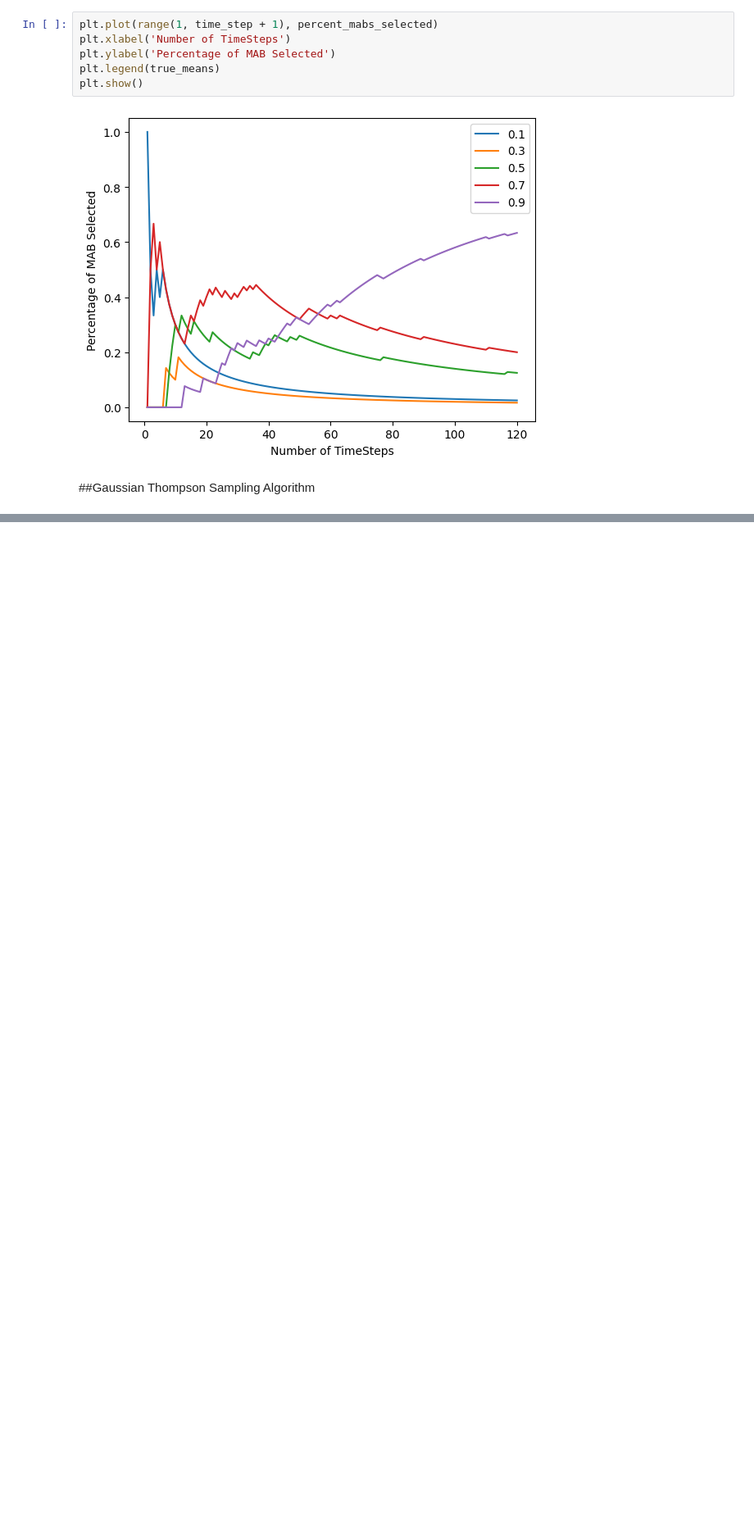
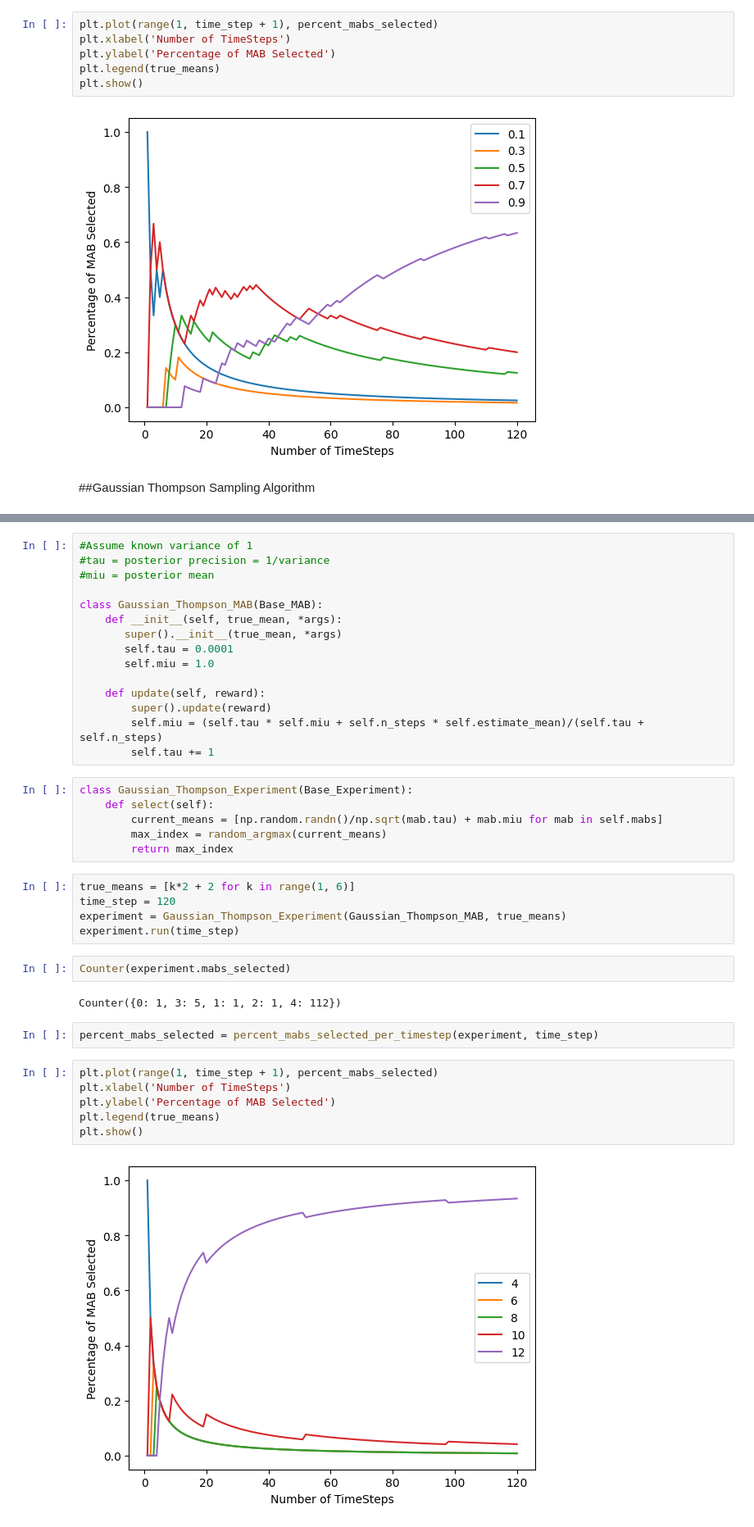
Before and after one commit to JohnYCLam/MachineLearning, a Jupyter notebook: Reinforcement_Learning_Multi_armed_Bandit.ipynb, the cells around one changed output, grey strips where cells are left out. Shown at 82% size. Drawn from its saved outputs; the diff is of its cells as text; blank space fills up the shorter version.

```diff
--- a/Reinforcement_Learning_Multi_armed_Bandit.ipynb
+++ b/Reinforcement_Learning_Multi_armed_Bandit.ipynb
@@ -1356,0 +565,40 @@ plt.show()
+# %%
+#Assume known variance of 1
+#tau = posterior precision = 1/variance
+#miu = posterior mean
+
+class Gaussian_Thompson_MAB(Base_MAB):
+    def __init__(self, true_mean, *args):
+       super().__init__(true_mean, *args)
+       self.tau = 0.0001
+       self.miu = 1.0
+
+    def update(self, reward):
+        super().update(reward)
+        self.miu = (self.tau * self.miu + self.n_steps * self.estimate_mean)/(self.tau + self.n_steps)
+        self.tau += 1
+# %%
+class Gaussian_Thompson_Experiment(Base_Experiment):
+    def select(self):
+        current_means = [np.random.randn()/np.sqrt(mab.tau) + mab.miu for mab in self.mabs]
+        max_index = random_argmax(current_means)
+        return max_index
+# %%
+true_means = [k*2 + 2 for k in range(1, 6)]
+time_step = 120
+experiment = Gaussian_Thompson_Experiment(Gaussian_Thompson_MAB, true_means)
+experiment.run(time_step)
+# %%
+Counter(experiment.mabs_selected)
+# %% [output]
+Counter({0: 1, 3: 5, 1: 1, 2: 1, 4: 112})
+# %%
+percent_mabs_selected = percent_mabs_selected_per_timestep(experiment, time_step)
+# %%
+plt.plot(range(1, time_step + 1), percent_mabs_selected)
+plt.xlabel('Number of TimeSteps')
+plt.ylabel('Percentage of MAB Selected')
+plt.legend(true_means)
+plt.show()
+# %% [output]
+[figure, added]
```
Also changed, not shown: parts of 61 cells of this notebook.
